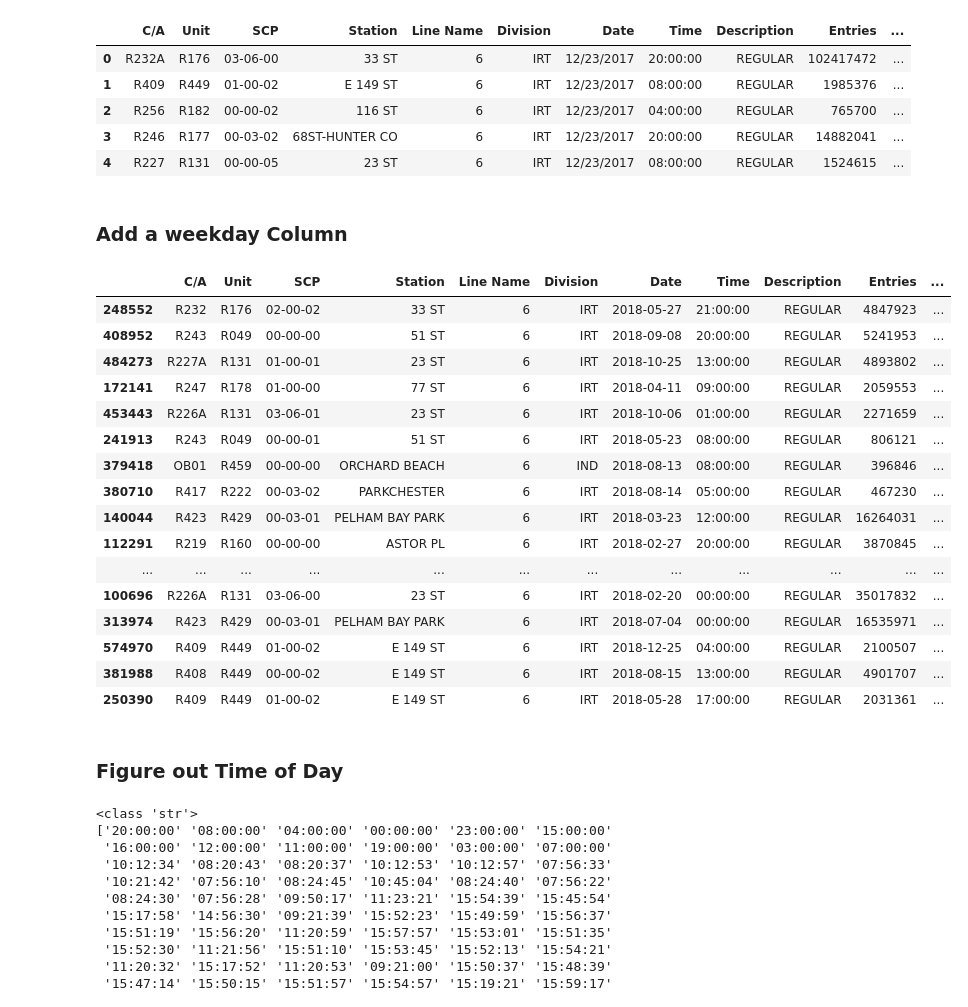
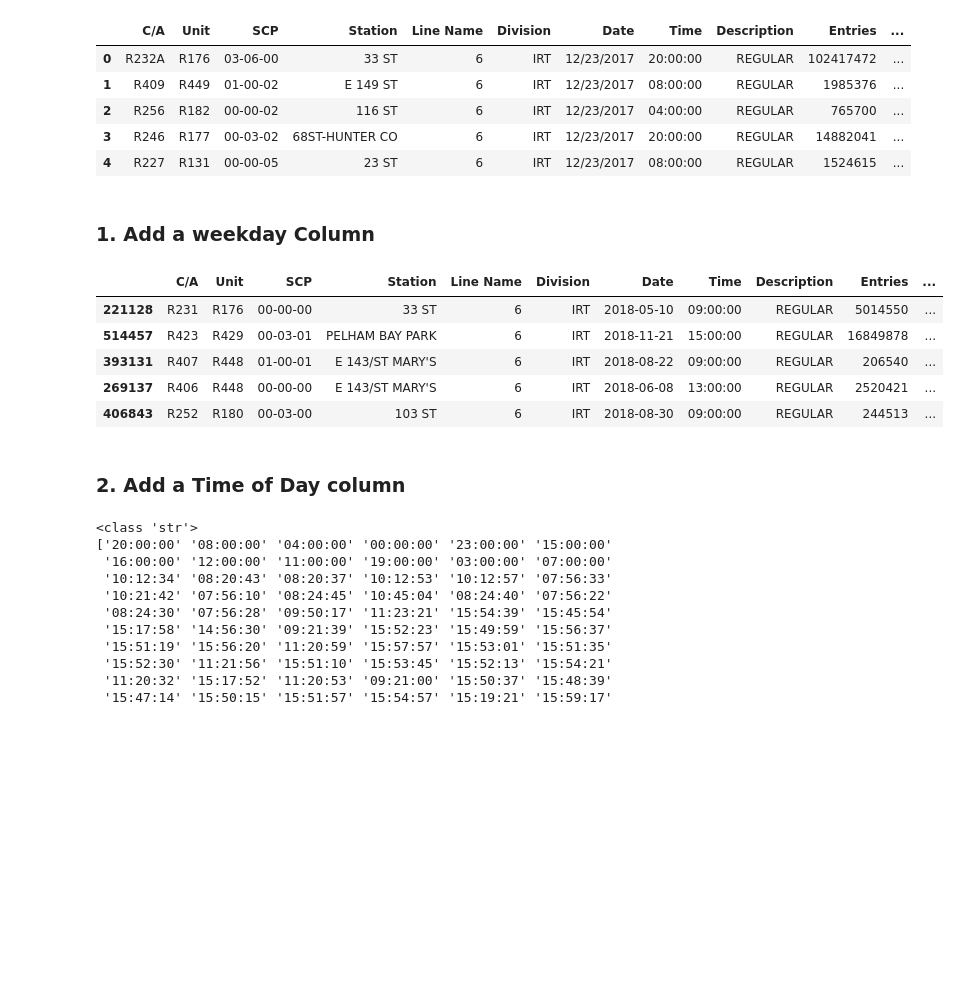
Before and after one commit to sairam1284/Metis_Project_1, a Jupyter notebook: MTA-Data_Manipulation.ipynb, the cells around one changed output. Saved outputs shown, nothing was run; the diff lists cells and outputs as text; code cells hidden in the pictures; blank space fills up the shorter version.

```diff
--- a/MTA-Data_Manipulation.ipynb
+++ b/MTA-Data_Manipulation.ipynb
@@ -20,7 +20,7 @@ df_raw.head()
 # %%
 df_working = df_raw.copy()
 # %% [markdown]
-### Add a weekday Column
+### 1. Add a weekday Column
 # %%
 def Add_Weekday(data_frame, column):
     dmap = {0:'Mon', 1: 'Tue', 2: 'Wed', 3:'Thu', 4:'Fri', 5:'Sat', 6:'Sun'}
@@ -34,27 +34,16 @@ def Add_Weekday(data_frame, column):
 # %%
 df_working = Add_Weekday(df_working, 'Date')
 # %%
-df_working.sample(20)
+df_working.sample(5)
 # %% [output]
 |  | C/A | Unit | SCP | Station | Line Name | Division | Date | Time | Description | Entries | ... |
-| 248552 | R232 | R176 | 02-00-02 | 33 ST | 6 | IRT | 2018-05-27 | 21:00:00 | REGULAR | 4847923 | ... |
-| 408952 | R243 | R049 | 00-00-00 | 51 ST | 6 | IRT | 2018-09-08 | 20:00:00 | REGULAR | 5241953 | ... |
-| 484273 | R227A | R131 | 01-00-01 | 23 ST | 6 | IRT | 2018-10-25 | 13:00:00 | REGULAR | 4893802 | ... |
-| 172141 | R247 | R178 | 01-00-00 | 77 ST | 6 | IRT | 2018-04-11 | 09:00:00 | REGULAR | 2059553 | ... |
-| 453443 | R226A | R131 | 03-06-01 | 23 ST | 6 | IRT | 2018-10-06 | 01:00:00 | REGULAR | 2271659 | ... |
-| 241913 | R243 | R049 | 00-00-01 | 51 ST | 6 | IRT | 2018-05-23 | 08:00:00 | REGULAR | 806121 | ... |
-| 379418 | OB01 | R459 | 00-00-00 | ORCHARD BEACH | 6 | IND | 2018-08-13 | 08:00:00 | REGULAR | 396846 | ... |
-| 380710 | R417 | R222 | 00-03-02 | PARKCHESTER | 6 | IRT | 2018-08-14 | 05:00:00 | REGULAR | 467230 | ... |
-| 140044 | R423 | R429 | 00-03-01 | PELHAM BAY PARK | 6 | IRT | 2018-03-23 | 12:00:00 | REGULAR | 16264031 | ... |
-| 112291 | R219 | R160 | 00-00-00 | ASTOR PL | 6 | IRT | 2018-02-27 | 20:00:00 | REGULAR | 3870845 | ... |
-| ... | ... | ... | ... | ... | ... | ... | ... | ... | ... | ... | ... |
-| 100696 | R226A | R131 | 03-06-00 | 23 ST | 6 | IRT | 2018-02-20 | 00:00:00 | REGULAR | 35017832 | ... |
-| 313974 | R423 | R429 | 00-03-01 | PELHAM BAY PARK | 6 | IRT | 2018-07-04 | 00:00:00 | REGULAR | 16535971 | ... |
-| 574970 | R409 | R449 | 01-00-02 | E 149 ST | 6 | IRT | 2018-12-25 | 04:00:00 | REGULAR | 2100507 | ... |
-| 381988 | R408 | R449 | 00-00-02 | E 149 ST | 6 | IRT | 2018-08-15 | 13:00:00 | REGULAR | 4901707 | ... |
-| 250390 | R409 | R449 | 01-00-02 | E 149 ST | 6 | IRT | 2018-05-28 | 17:00:00 | REGULAR | 2031361 | ... |
+| 221128 | R231 | R176 | 00-00-00 | 33 ST | 6 | IRT | 2018-05-10 | 09:00:00 | REGULAR | 5014550 | ... |
+| 514457 | R423 | R429 | 00-03-01 | PELHAM BAY PARK | 6 | IRT | 2018-11-21 | 15:00:00 | REGULAR | 16849878 | ... |
+| 393131 | R407 | R448 | 01-00-01 | E 143/ST MARY'S | 6 | IRT | 2018-08-22 | 09:00:00 | REGULAR | 206540 | ... |
+| 269137 | R406 | R448 | 00-00-00 | E 143/ST MARY'S | 6 | IRT | 2018-06-08 | 13:00:00 | REGULAR | 2520421 | ... |
+| 406843 | R252 | R180 | 00-03-00 | 103 ST | 6 | IRT | 2018-08-30 | 09:00:00 | REGULAR | 244513 | ... |
 # %% [markdown]
-### Figure out Time of Day
+### 2. Add a Time of Day column
 # %%
 print(type(df_working['Time'][0]))
 print(df_working['Time'].unique()) #There are several times of day present
```
Also changed, not shown: parts of 18 cells of this notebook.
